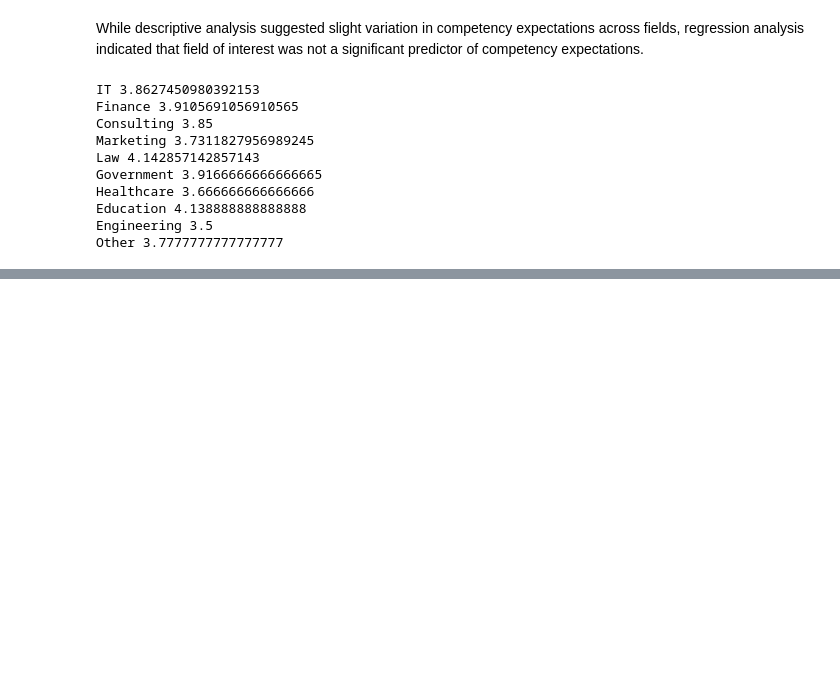
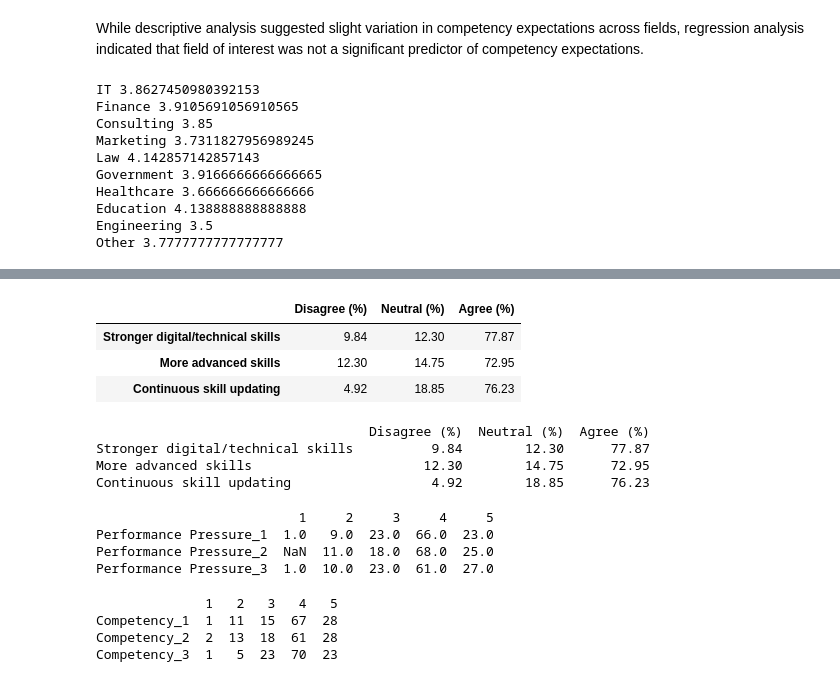
Before and after one commit to glgunderson/AI-Perceptions, a Jupyter notebook: ai_perceptions.ipynb, the cells around one changed output, grey strips where cells are left out. Saved outputs shown, nothing was run; the diff lists cells and outputs as text; code cells hidden in the pictures; blank space fills up the shorter version.

```diff
--- a/ai_perceptions.ipynb
+++ b/ai_perceptions.ipynb
@@ -1120,0 +1136,63 @@ Notes:
+# %%
+ce_summary = pd.DataFrame(index=ce.columns)
+
+ce_summary['Disagree (%)'] = ce_pct[1] + ce_pct[2]
+ce_summary['Neutral (%)'] = ce_pct[3]
+ce_summary['Agree (%)'] = ce_pct[4] + ce_pct[5]
+
+ce_summary.round(2)
+# %% [output]
+|  | Disagree (%) | Neutral (%) | Agree (%) |
+| Stronger digital/technical skills | 9.84 | 12.30 | 77.87 |
+| More advanced skills | 12.30 | 14.75 | 72.95 |
+| Continuous skill updating | 4.92 | 18.85 | 76.23 |
+# %%
+ce_pct = ce.apply(lambda col: col.value_counts(normalize=True).sort_index() * 100).T
+ce_pct = ce_pct.reindex(columns=[1, 2, 3, 4, 5]).fillna(0)
+
+ce_summary = pd.DataFrame(index=ce.columns)
+
+ce_summary['Disagree (%)'] = ce_pct[1] + ce_pct[2]
+ce_summary['Neutral (%)'] = ce_pct[3]
+ce_summary['Agree (%)'] = ce_pct[4] + ce_pct[5]
+
+ce_summary = ce_summary.round(2)
+
+print(ce_summary)
+# %% [output]
+                                   Disagree (%)  Neutral (%)  Agree (%)
+Stronger digital/technical skills          9.84        12.30      77.87
+More advanced skills                      12.30        14.75      72.95
+Continuous skill updating                  4.92        18.85      76.23
+# %%
+pp_counts = df[['Performance Pressure_1',
+                'Performance Pressure_2',
+                'Performance Pressure_3']].apply(
+    lambda col: col.value_counts().sort_index()
+).T
+
+# Ensure all categories 1–5 exist
+pp_counts = pp_counts.reindex(columns=[1, 2, 3, 4, 5], fill_value=0)
+
+print(pp_counts)
+# %% [output]
+                          1     2     3     4     5
+Performance Pressure_1  1.0   9.0  23.0  66.0  23.0
+Performance Pressure_2  NaN  11.0  18.0  68.0  25.0
+Performance Pressure_3  1.0  10.0  23.0  61.0  27.0
+# %%
+ce_counts = df[['Competency_1',
+                'Competency_2',
+                'Competency_3']].apply(
+    lambda col: col.value_counts().sort_index()
+).T
+
+# Ensure all categories 1–5 exist
+ce_counts = ce_counts.reindex(columns=[1, 2, 3, 4, 5], fill_value=0)
+
+print(ce_counts)
+# %% [output]
+              1   2   3   4   5
+Competency_1  1  11  15  67  28
+Competency_2  2  13  18  61  28
+Competency_3  1   5  23  70  23
```
Also changed, not shown: parts of 15 cells of this notebook.
